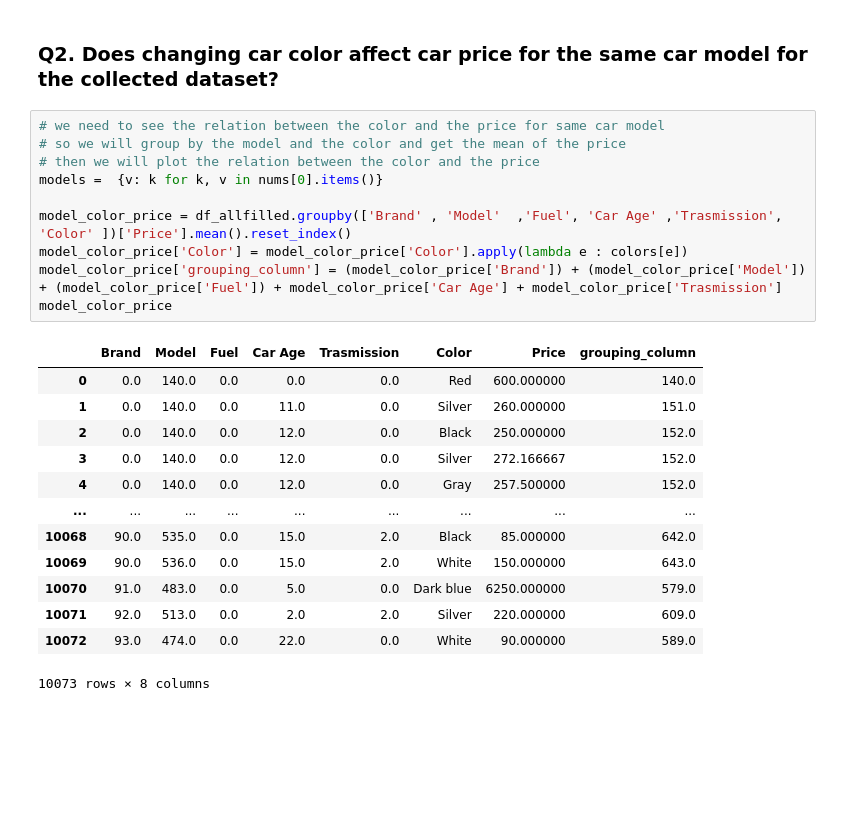
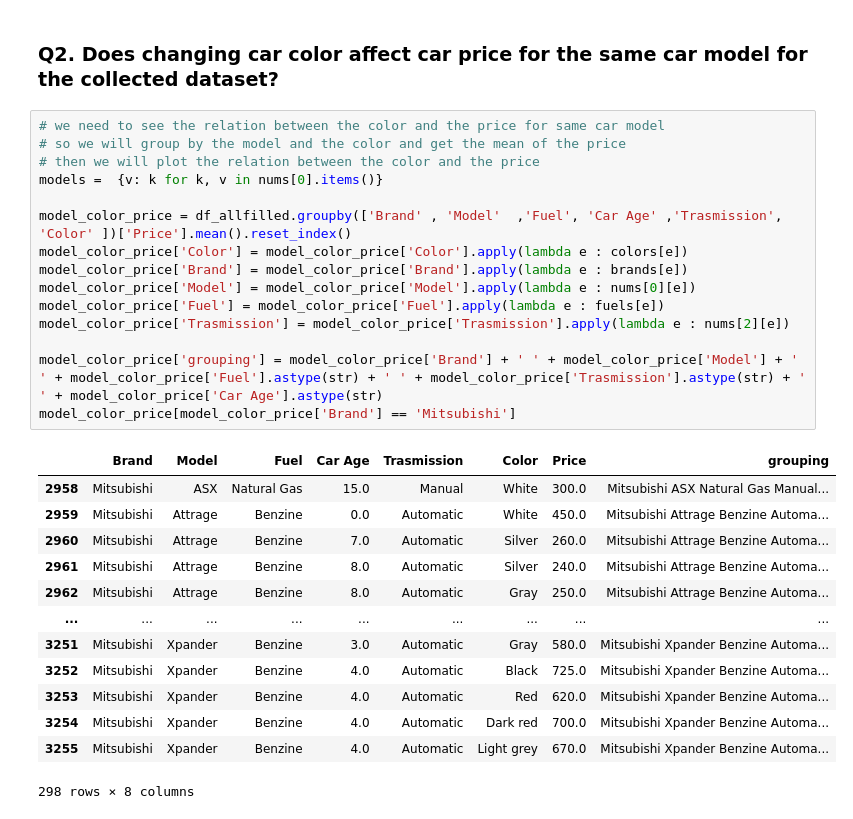
Before and after one commit to Yousif-Ahmed/Sayarty, a Jupyter notebook: Sayarty.ipynb, the cells around one changed output. Cells and saved outputs as stored; diff of their text form; blank space fills up the shorter version.

```diff
--- a/Sayarty.ipynb
+++ b/Sayarty.ipynb
@@ -452,24 +452,29 @@ Lowest Mean:  37.0
 # %%
 # we need to see the relation between the color and the price for same car model
 # so we will group by the model and the color and get the mean of the price
 # then we will plot the relation between the color and the price
 models =  {v: k for k, v in nums[0].items()}
 
 model_color_price = df_allfilled.groupby(['Brand' , 'Model'  ,'Fuel', 'Car Age' ,'Trasmission', 'Color' ])['Price'].mean().reset_index()
 model_color_price['Color'] = model_color_price['Color'].apply(lambda e : colors[e])
-model_color_price['grouping_column'] = (model_color_price['Brand']) + (model_color_price['Model']) + (model_color_price['Fuel']) + model_color_price['Car Age'] + model_color_price['Trasmission']
-model_color_price
+model_color_price['Brand'] = model_color_price['Brand'].apply(lambda e : brands[e])
+model_color_price['Model'] = model_color_price['Model'].apply(lambda e : nums[0][e])
+model_color_price['Fuel'] = model_color_price['Fuel'].apply(lambda e : fuels[e])
+model_color_price['Trasmission'] = model_color_price['Trasmission'].apply(lambda e : nums[2][e])
+
+model_color_price['grouping'] = model_color_price['Brand'] + ' ' + model_color_price['Model'] + ' ' + model_color_price['Fuel'].astype(str) + ' ' + model_color_price['Trasmission'].astype(str) + ' ' + model_color_price['Car Age'].astype(str)
+model_color_price[model_color_price['Brand'] == 'Mitsubishi']
 # %% [output]
-|  | Brand | Model | Fuel | Car Age | Trasmission | Color | Price | grouping_column |
-| 0 | 0.0 | 140.0 | 0.0 | 0.0 | 0.0 | Red | 600.000000 | 140.0 |
-| 1 | 0.0 | 140.0 | 0.0 | 11.0 | 0.0 | Silver | 260.000000 | 151.0 |
-| 2 | 0.0 | 140.0 | 0.0 | 12.0 | 0.0 | Black | 250.000000 | 152.0 |
-| 3 | 0.0 | 140.0 | 0.0 | 12.0 | 0.0 | Silver | 272.166667 | 152.0 |
-| 4 | 0.0 | 140.0 | 0.0 | 12.0 | 0.0 | Gray | 257.500000 | 152.0 |
+|  | Brand | Model | Fuel | Car Age | Trasmission | Color | Price | grouping |
+| 2958 | Mitsubishi | ASX | Natural Gas | 15.0 | Manual | White | 300.0 | Mitsubishi ASX Natural Gas Manual... |
+| 2959 | Mitsubishi | Attrage | Benzine | 0.0 | Automatic | White | 450.0 | Mitsubishi Attrage Benzine Automa... |
+| 2960 | Mitsubishi | Attrage | Benzine | 7.0 | Automatic | Silver | 260.0 | Mitsubishi Attrage Benzine Automa... |
+| 2961 | Mitsubishi | Attrage | Benzine | 8.0 | Automatic | Silver | 240.0 | Mitsubishi Attrage Benzine Automa... |
+| 2962 | Mitsubishi | Attrage | Benzine | 8.0 | Automatic | Gray | 250.0 | Mitsubishi Attrage Benzine Automa... |
 | ... | ... | ... | ... | ... | ... | ... | ... | ... |
-| 10068 | 90.0 | 535.0 | 0.0 | 15.0 | 2.0 | Black | 85.000000 | 642.0 |
-| 10069 | 90.0 | 536.0 | 0.0 | 15.0 | 2.0 | White | 150.000000 | 643.0 |
-| 10070 | 91.0 | 483.0 | 0.0 | 5.0 | 0.0 | Dark blue | 6250.000000 | 579.0 |
-| 10071 | 92.0 | 513.0 | 0.0 | 2.0 | 2.0 | Silver | 220.000000 | 609.0 |
-| 10072 | 93.0 | 474.0 | 0.0 | 22.0 | 0.0 | White | 90.000000 | 589.0 |
+| 3251 | Mitsubishi | Xpander | Benzine | 3.0 | Automatic | Gray | 580.0 | Mitsubishi Xpander Benzine Automa... |
+| 3252 | Mitsubishi | Xpander | Benzine | 4.0 | Automatic | Black | 725.0 | Mitsubishi Xpander Benzine Automa... |
+| 3253 | Mitsubishi | Xpander | Benzine | 4.0 | Automatic | Red | 620.0 | Mitsubishi Xpander Benzine Automa... |
+| 3254 | Mitsubishi | Xpander | Benzine | 4.0 | Automatic | Dark red | 700.0 | Mitsubishi Xpander Benzine Automa... |
+| 3255 | Mitsubishi | Xpander | Benzine | 4.0 | Automatic | Light grey | 670.0 | Mitsubishi Xpander Benzine Automa... |
-10073 rows × 8 columns
+298 rows × 8 columns
```
Also changed, not shown: parts of 4 cells of this notebook.
